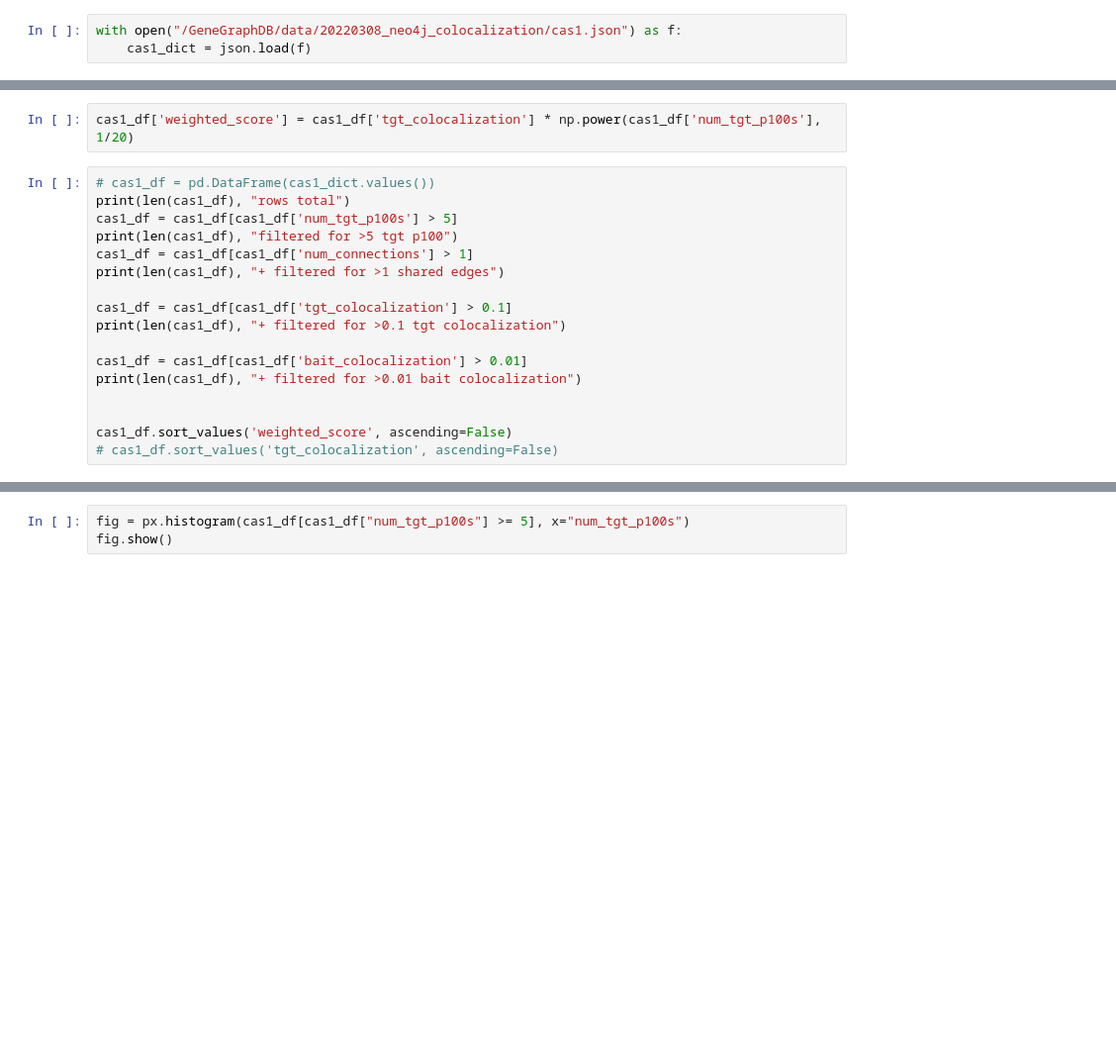
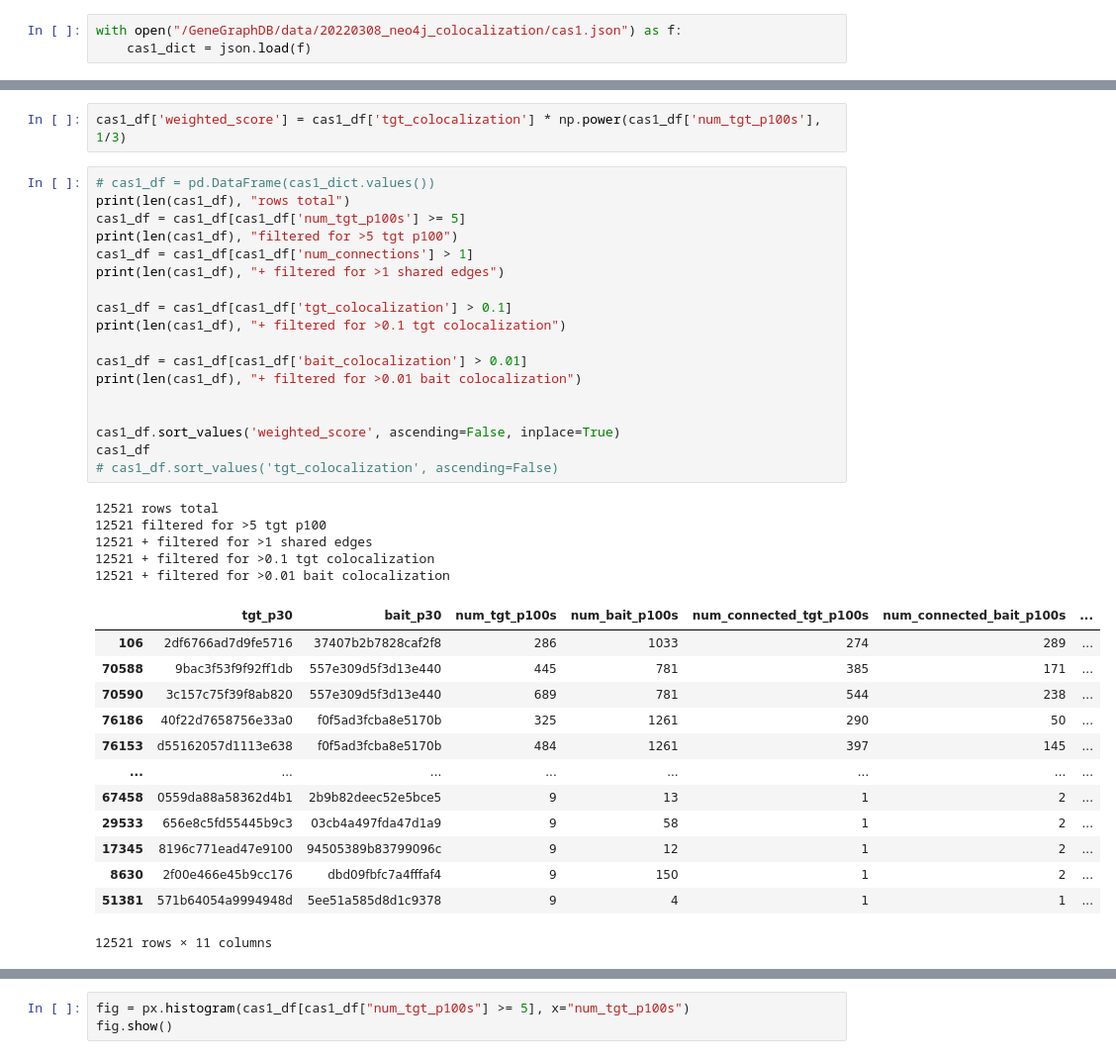
Before and after one commit to pdhsulab/GeneGraphDB, a Jupyter notebook: experimental/john/explore_neo4j_results.ipynb, the cells around one changed output, grey strips where cells are left out. Shown at 99% size. Drawn from its saved outputs; the diff is of its cells as text; blank space fills up the shorter version.

```diff
--- a/experimental/john/explore_neo4j_results.ipynb
+++ b/experimental/john/explore_neo4j_results.ipynb
@@ -15,20 +33,40 @@ cas1_df.head()
 # %%
-cas1_df['weighted_score'] = cas1_df['tgt_colocalization'] * np.power(cas1_df['num_tgt_p100s'], 1/20)
+cas1_df['weighted_score'] = cas1_df['tgt_colocalization'] * np.power(cas1_df['num_tgt_p100s'], 1/3)
 # %%
 # cas1_df = pd.DataFrame(cas1_dict.values())
 print(len(cas1_df), "rows total")
-cas1_df = cas1_df[cas1_df['num_tgt_p100s'] > 5]
+cas1_df = cas1_df[cas1_df['num_tgt_p100s'] >= 5]
 print(len(cas1_df), "filtered for >5 tgt p100")
 cas1_df = cas1_df[cas1_df['num_connections'] > 1]
 print(len(cas1_df), "+ filtered for >1 shared edges")
 
 cas1_df = cas1_df[cas1_df['tgt_colocalization'] > 0.1]
 print(len(cas1_df), "+ filtered for >0.1 tgt colocalization")
 
 cas1_df = cas1_df[cas1_df['bait_colocalization'] > 0.01]
 print(len(cas1_df), "+ filtered for >0.01 bait colocalization")
 
 
-cas1_df.sort_values('weighted_score', ascending=False)
+cas1_df.sort_values('weighted_score', ascending=False, inplace=True)
+cas1_df
 # cas1_df.sort_values('tgt_colocalization', ascending=False)
+# %% [output]
+12521 rows total
+12521 filtered for >5 tgt p100
+12521 + filtered for >1 shared edges
+12521 + filtered for >0.1 tgt colocalization
+12521 + filtered for >0.01 bait colocalization
+|  | tgt_p30 | bait_p30 | num_tgt_p100s | num_bait_p100s | num_connected_tgt_p100s | num_connected_bait_p100s | ... |
+| 106 | 2df6766ad7d9fe5716 | 37407b2b7828caf2f8 | 286 | 1033 | 274 | 289 | ... |
+| 70588 | 9bac3f53f9f92ff1db | 557e309d5f3d13e440 | 445 | 781 | 385 | 171 | ... |
+| 70590 | 3c157c75f39f8ab820 | 557e309d5f3d13e440 | 689 | 781 | 544 | 238 | ... |
+| 76186 | 40f22d7658756e33a0 | f0f5ad3fcba8e5170b | 325 | 1261 | 290 | 50 | ... |
+| 76153 | d55162057d1113e638 | f0f5ad3fcba8e5170b | 484 | 1261 | 397 | 145 | ... |
+| ... | ... | ... | ... | ... | ... | ... | ... |
+| 67458 | 0559da88a58362d4b1 | 2b9b82deec52e5bce5 | 9 | 13 | 1 | 2 | ... |
+| 29533 | 656e8c5fd55445b9c3 | 03cb4a497fda47d1a9 | 9 | 58 | 1 | 2 | ... |
+| 17345 | 8196c771ead47e9100 | 94505389b83799096c | 9 | 12 | 1 | 2 | ... |
+| 8630 | 2f00e466e45b9cc176 | dbd09fbfc7a4fffaf4 | 9 | 150 | 1 | 2 | ... |
+| 51381 | 571b64054a9994948d | 5ee51a585d8d1c9378 | 9 | 4 | 1 | 1 | ... |
+12521 rows × 11 columns
 # %%
```
Also changed, not shown: parts of 6 cells of this notebook, 1 other file.
